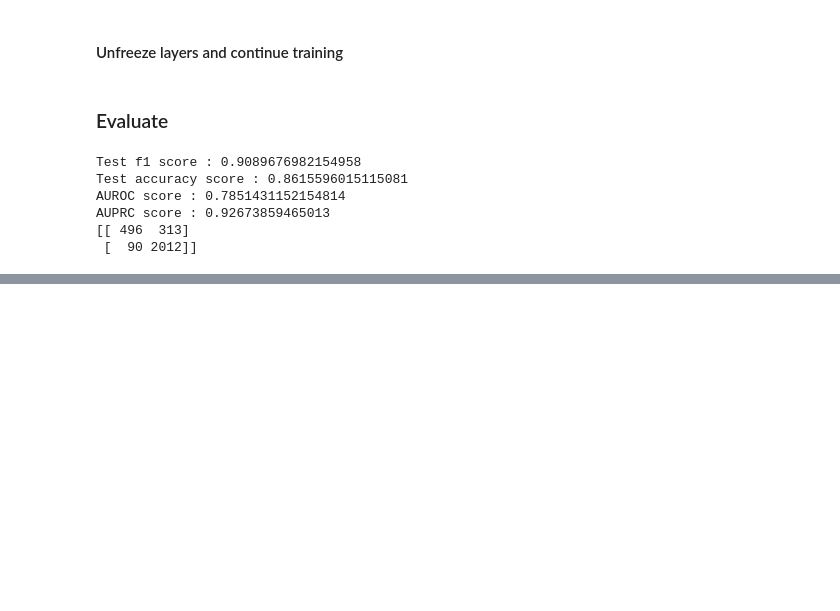
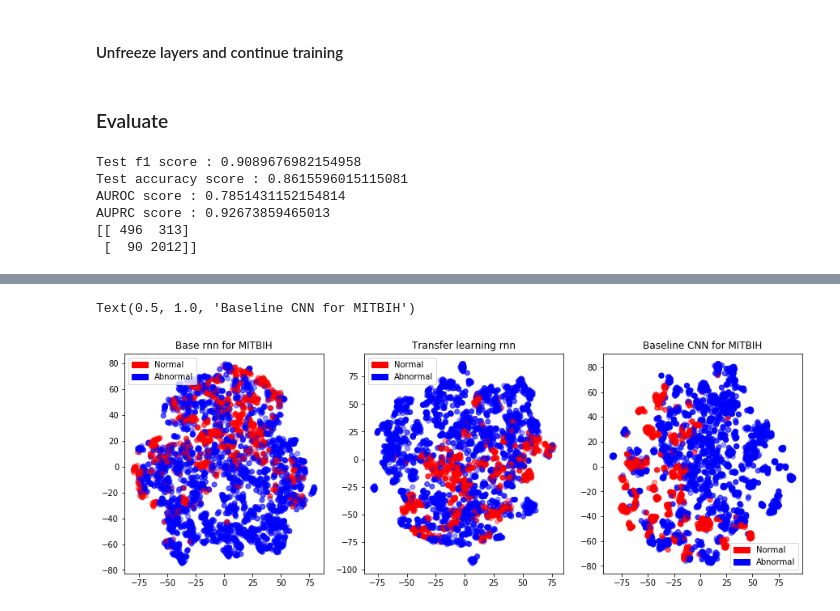
Before and after one commit to CarlosGomes98/ECG-Classification, a Jupyter notebook: Transfer_learning.ipynb, the cells around one changed output, grey strips where cells are left out. Cells and saved outputs as stored; diff of their text form; code cells hidden in the pictures; blank space fills up the shorter version.

Commit message:
Added visualization of embedings

```diff
--- a/Transfer_learning.ipynb
+++ b/Transfer_learning.ipynb
@@ -139,0 +150,3 @@ AUPRC score : 0.92673859465013
+# %%
+subset_size = 5000
+subset = np.random.randint(X.shape[0], size=(subset_size))
@@ -139,0 +163,19 @@ AUPRC score : 0.92673859465013
+# %%
+embeding_model = Model(inputs=full_model.inputs, outputs=full_model.layers[3].output) # get embeddings from last GRU layer
+
+embedings = embeding_model.predict(X[subset])
+X_centered = embedings - embedings.mean(axis=0)
+
+pca = decomposition.PCA(n_components=50)
+embedings_reduced = pca.fit_transform(X_centered)
+t_sne_transfer = TSNE(n_components=2).fit_transform(embedings_reduced)
+# %%
+baseline_model = load_model("baseline/baseline_cnn_mitbih.h5")
+embeding_model = Model(inputs=baseline_model.inputs, outputs=baseline_model.layers[15].output) # get embeddings from last conv layer
+
+embedings = embeding_model.predict(X[subset])
+X_centered = embedings - embedings.mean(axis=0)
+
+pca = decomposition.PCA(n_components=50)
+embedings_reduced = pca.fit_transform(X_centered)
+t_sne_baseline = TSNE(n_components=2).fit_transform(embedings_reduced)
@@ -139,0 +188,26 @@ AUPRC score : 0.92673859465013
+# %%
+colors = ['r', 'b']
+label_names = ['Normal', 'Abnormal']
+colors_artists = [mpatches.Patch(color=colors[i], label=label_names[i]) for i in range(2)]
+
+fig,a = plt.subplots(1,3)
+fig.set_figheight(5)
+fig.set_figwidth(15)
+
+a[0].scatter([t_sne_rnn[i, 0] for i in range(subset_size)], [t_sne_rnn[i, 1] for i in range(subset_size)],
+                 c=[colors[Y[subset[i]]] for i in range(subset_size)], label=[Y[subset[i]] for i in range(subset_size)], alpha=0.4)
+a[0].legend(handles=colors_artists)
+a[0].set_title('Base rnn for MITBIH')
+
+a[1].scatter([t_sne_transfer[i, 0] for i in range(subset_size)], [t_sne_transfer[i, 1] for i in range(subset_size)],
+                 c=[colors[Y[subset[i]]] for i in range(subset_size)], label=[Y[subset[i]] for i in range(subset_size)], alpha=0.4)
+a[1].legend(handles=colors_artists)
+a[1].set_title('Transfer learning rnn')
+
+a[2].scatter([t_sne_baseline[i, 0] for i in range(subset_size)], [t_sne_baseline[i, 1] for i in range(subset_size)],
+                 c=[colors[Y[subset[i]]] for i in range(subset_size)], label=[Y[subset[i]] for i in range(subset_size)], alpha=0.4)
+a[2].legend(handles=colors_artists)
+a[2].set_title('Baseline CNN for MITBIH')
+# %% [output]
+Text(0.5, 1.0, 'Baseline CNN for MITBIH')
+[figure, added]
```
Also changed, not shown: parts of 4 cells of this notebook.
